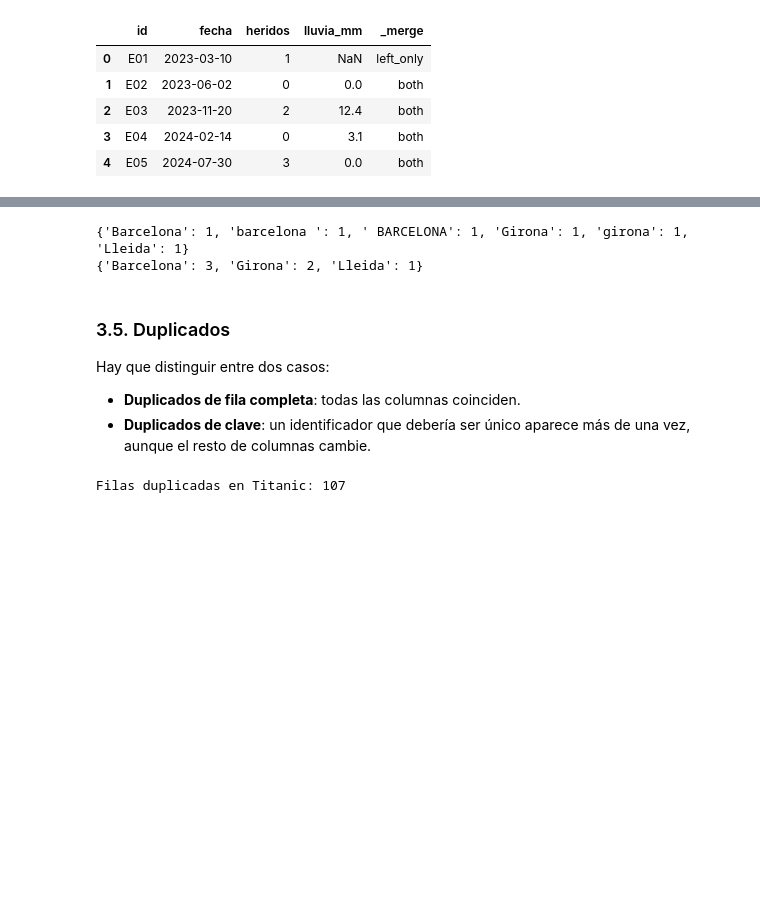
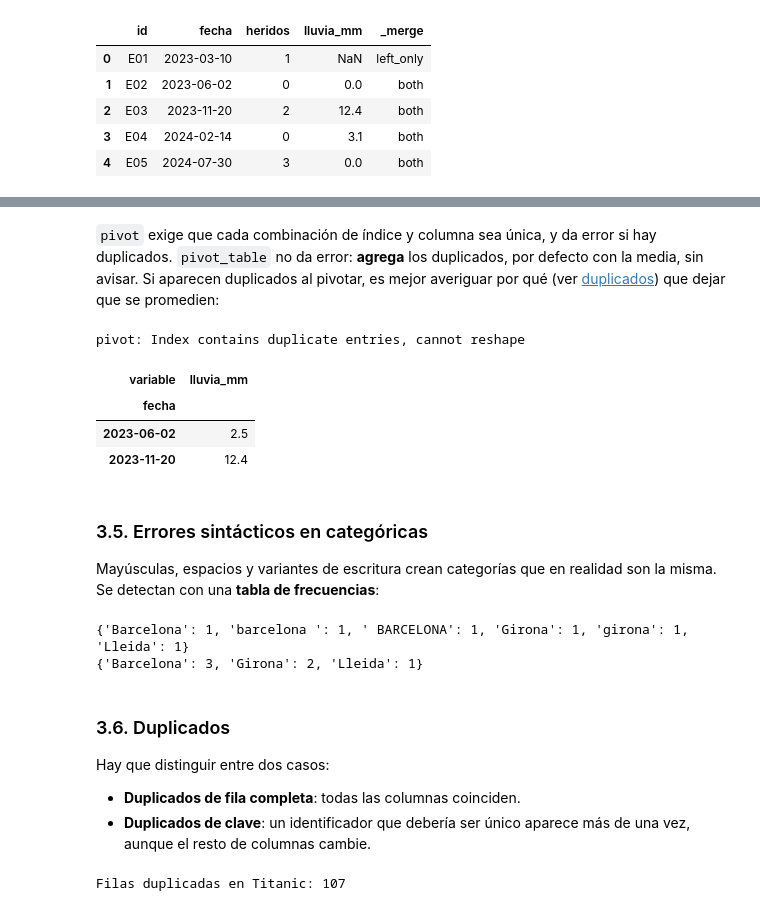
Before and after one commit to jsanjuanjover/fundamentals-ds, a Jupyter notebook: 03-preparacion-datos/02-limpieza-datos.ipynb, the cells around one changed output, grey strips where cells are left out. Cells and saved outputs as stored; diff of their text form; code cells hidden in the pictures; blank space fills up the shorter version.

```diff
--- a/03-preparacion-datos/02-limpieza-datos.ipynb
+++ b/03-preparacion-datos/02-limpieza-datos.ipynb
@@ -264,3 +294,27 @@ Mayúsculas, espacios y variantes de escritura crean categorías que en realidad
+# %% [markdown]
+`pivot` exige que cada combinación de índice y columna sea única, y da error si hay duplicados. `pivot_table` no da error: **agrega** los duplicados, por defecto con la media, sin avisar. Si aparecen duplicados al pivotar, es mejor averiguar por qué (ver [duplicados](#3.6.-Duplicados)) que dejar que se promedien:
+# %%
+# Un registro repetido del mismo día y variable, con otro valor
+con_duplicado = pd.concat([largo, pd.DataFrame({
+    "fecha": [pd.Timestamp("2023-06-02")], "variable": ["lluvia_mm"], "valor": [5.0]})])
+
+try:
+    con_duplicado.pivot(index="fecha", columns="variable", values="valor")
+except ValueError as error:
+    print(f"pivot: {error}")
+
+# pivot_table promedia 0,0 y 5,0 sin avisar
+con_duplicado.pivot_table(index="fecha", columns="variable", values="valor")[["lluvia_mm"]]
+# %% [output]
+pivot: Index contains duplicate entries, cannot reshape
+| variable | lluvia_mm |
+| fecha |  |
+| 2023-06-02 | 2.5 |
+| 2023-11-20 | 12.4 |
+# %% [markdown]
+### 3.5. Errores sintácticos en categóricas
+
+Mayúsculas, espacios y variantes de escritura crean categorías que en realidad son la misma. Se detectan con una **tabla de frecuencias**:
 # %%
 ciudad = pd.Series(["Barcelona", "barcelona ", " BARCELONA", "Girona", "girona", "Lleida"])
 print(ciudad.value_counts().to_dict())
@@ -272,7 +326,7 @@ print(ciudad_limpia.value_counts().to_dict())
 {'Barcelona': 1, 'barcelona ': 1, ' BARCELONA': 1, 'Girona': 1, 'girona': 1, 'Lleida': 1}
 {'Barcelona': 3, 'Girona': 2, 'Lleida': 1}
 # %% [markdown]
-### 3.5. Duplicados
+### 3.6. Duplicados
 
 Hay que distinguir entre dos casos:
 
```
Also changed, not shown: parts of 10 cells of this notebook, 3 other files.
